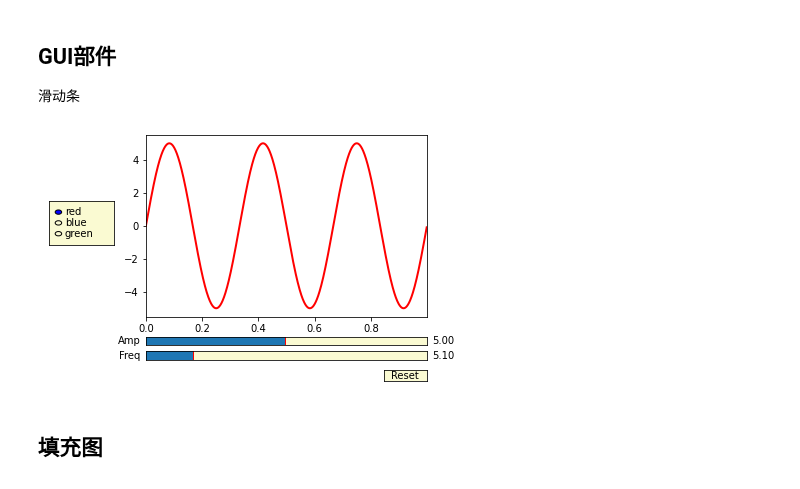
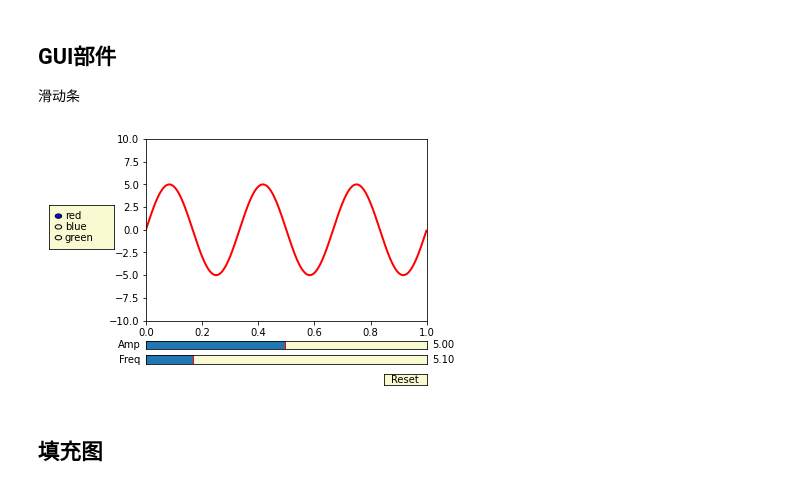
Before and after one commit to Ulysses-WJL/MachineLearning, a Jupyter notebook: 数学基础和基本库的使用/p03_matplotlib/tutorials_jupyter/introductory/sample_plots.ipynb, the cells around one changed output. Drawn from its saved outputs; the diff is of its cells as text; code cells hidden in the pictures.

```diff
--- a/数学基础和基本库的使用/p03_matplotlib/tutorials_jupyter/introductory/sample_plots.ipynb
+++ b/数学基础和基本库的使用/p03_matplotlib/tutorials_jupyter/introductory/sample_plots.ipynb
@@ -1000,9 +1000,9 @@ t = np.arange(0.0, 1.0, 0.001)
 a0 = 5
 f0 = 3
 delta_f = 5.0
-s = a0 * np.sin(2 * np.pi * f0 * t)
-l, = plt.plot(t, s, lw=2)
-ax.margins(x=0)
+s = a0*np.sin(2*np.pi*f0*t)
+l, = plt.plot(t, s, lw=2, color='red')
+plt.axis([0, 1, -10, 10])
 
 axcolor = 'lightgoldenrodyellow'
 axfreq = plt.axes([0.25, 0.1, 0.65, 0.03], facecolor=axcolor)
@@ -1013,40 +1013,34 @@ samp = Slider(axamp, 'Amp', 0.1, 10.0, valinit=a0)
 
 
 def update(val):
     amp = samp.val
     freq = sfreq.val
     l.set_ydata(amp*np.sin(2*np.pi*freq*t))
     fig.canvas.draw_idle()
-
-
 sfreq.on_changed(update)
 samp.on_changed(update)
 
 resetax = plt.axes([0.8, 0.025, 0.1, 0.04])
 button = Button(resetax, 'Reset', color=axcolor, hovercolor='0.975')
 
 
 def reset(event):
     sfreq.reset()
     samp.reset()
 button.on_clicked(reset)
 
 rax = plt.axes([0.025, 0.5, 0.15, 0.15], facecolor=axcolor)
 radio = RadioButtons(rax, ('red', 'blue', 'green'), active=0)
 
 
 def colorfunc(label):
     l.set_color(label)
     fig.canvas.draw_idle()
 radio.on_clicked(colorfunc)
 
-# Initialize plot with correct initial active value
-colorfunc(radio.value_selected)
-
 plt.show()
-plt.savefig('gui.svg')
 # %% [output]
-[figure, old version]
+[figure, new version]
 # %% [markdown]
 ## 填充图
 # %%
```
Also changed, not shown: parts of 9 cells of this notebook, 10 other files.
